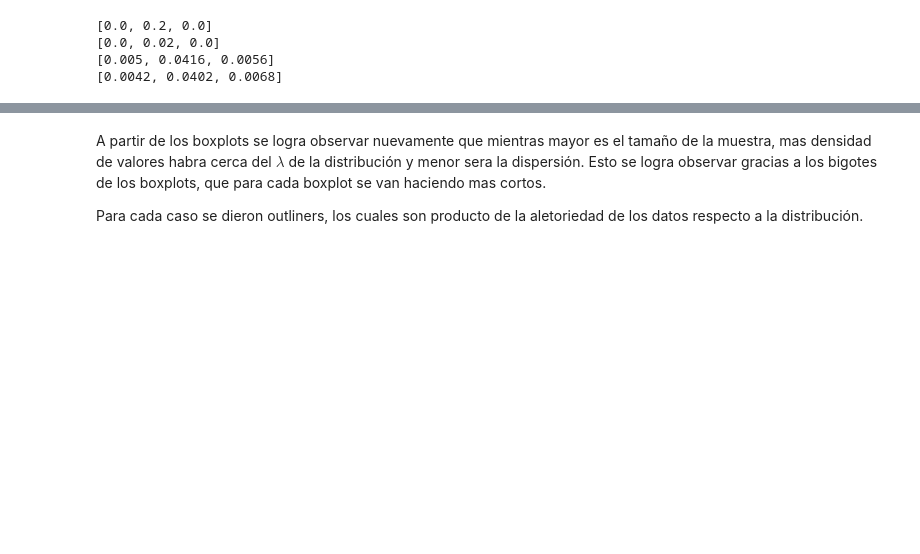
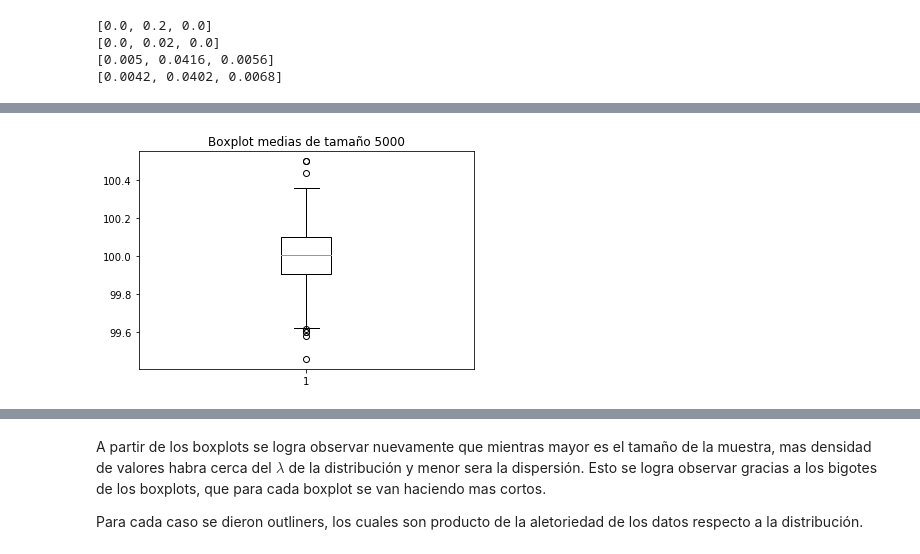
Before and after one commit to Umauro/LabEstaca3, a Jupyter notebook: Pregunta 1.ipynb, the cells around one changed output, grey strips where cells are left out. Cells and saved outputs as stored; diff of their text form; code cells hidden in the pictures; blank space fills up the shorter version.

```diff
--- a/Pregunta 1.ipynb
+++ b/Pregunta 1.ipynb
@@ -187,0 +152,6 @@ plt.boxplot(l4)
+# %%
+plt.boxplot(l3)
+plt.title("Boxplot medias de tamaño 5000")
+plt.show()
+# %% [output]
+[figure, added]
```
Also changed, not shown: parts of 15 cells of this notebook, 2 other files.
